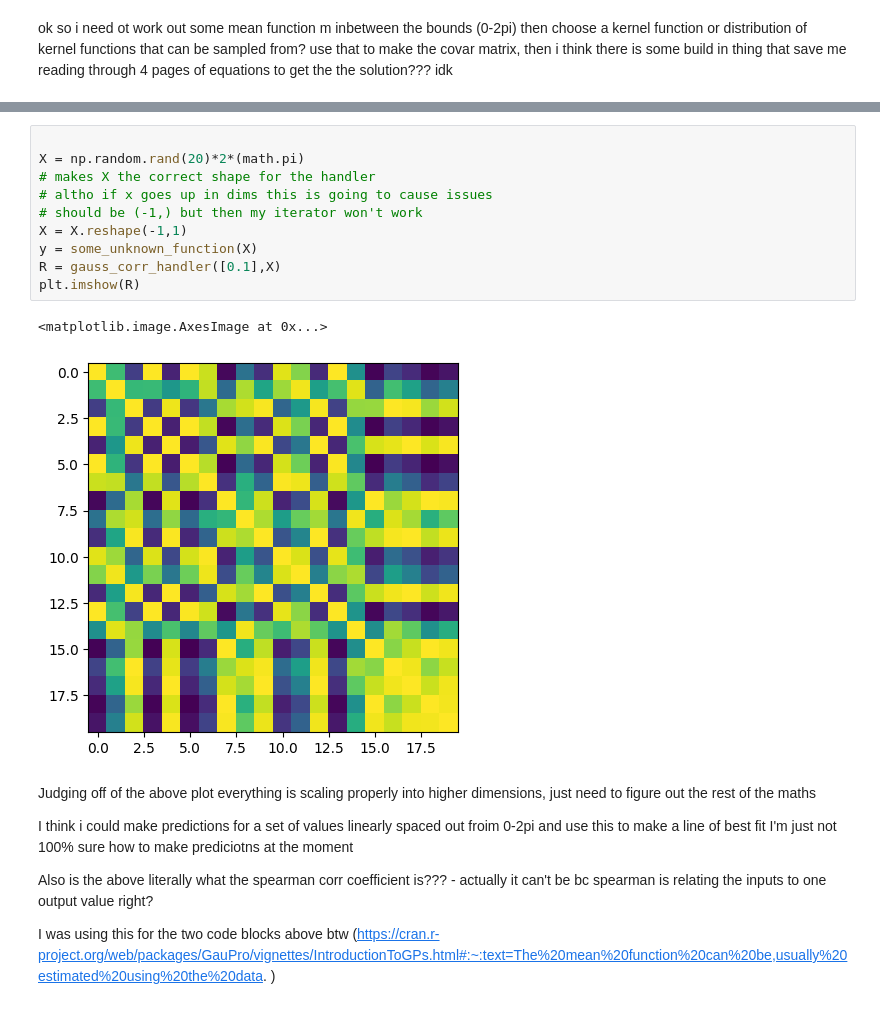
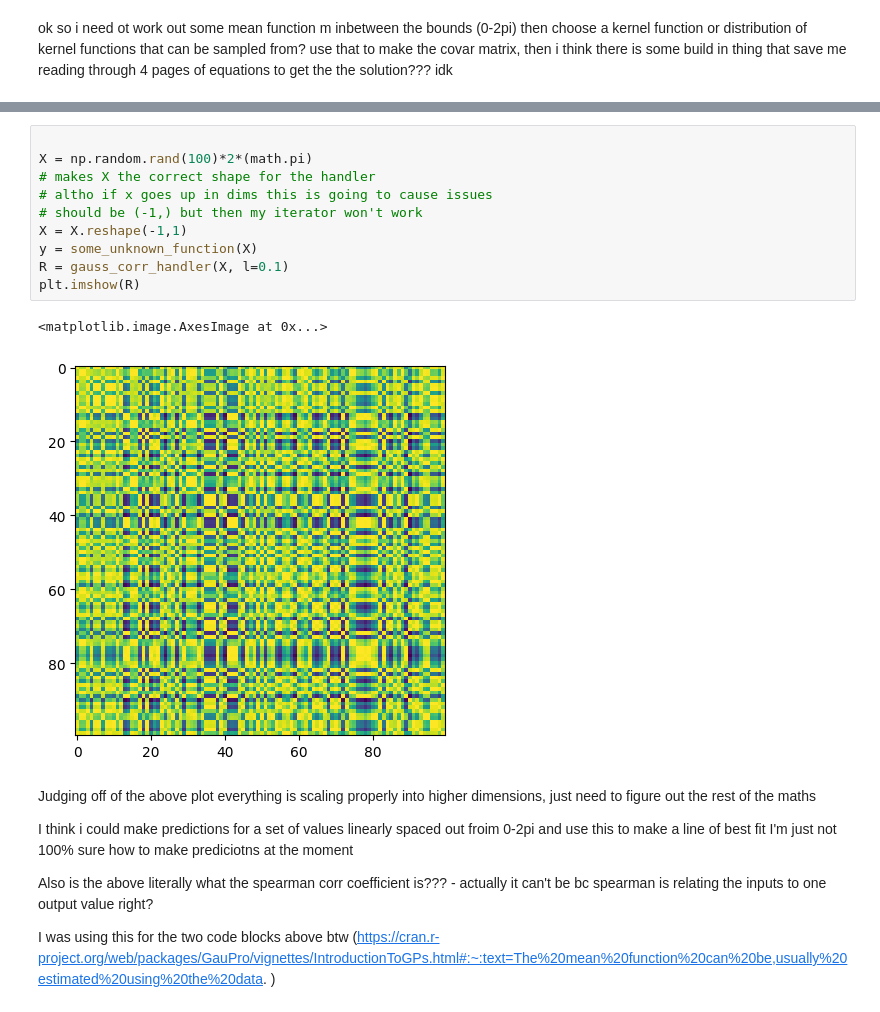
Before and after one commit to sean-parry/GaussianProcesses, a Jupyter notebook: GaussianProcesses.ipynb, the cells around one changed output, grey strips where cells are left out. Saved outputs shown, nothing was run; the diff lists cells and outputs as text.

```diff
--- a/GaussianProcesses.ipynb
+++ b/GaussianProcesses.ipynb
@@ -78,17 +80,17 @@ print(gauss_corr_handler(X_test))
  [0.2865048  0.16529889 1.        ]]
 # %%
 
-X = np.random.rand(20)*2*(math.pi)
+X = np.random.rand(100)*2*(math.pi)
 # makes X the correct shape for the handler
 # altho if x goes up in dims this is going to cause issues
 # should be (-1,) but then my iterator won't work
 X = X.reshape(-1,1)
 y = some_unknown_function(X)
-R = gauss_corr_handler([0.1],X)
+R = gauss_corr_handler(X, l=0.1)
 plt.imshow(R)
 # %% [output]
 <matplotlib.image.AxesImage at 0x...>
-[figure, old version]
+[figure, new version]
 # %% [markdown]
 Judging off of the above plot everything is scaling properly into higher dimensions, just need to figure out the rest of the maths
 
```
Also changed, not shown: parts of 4 cells of this notebook.
